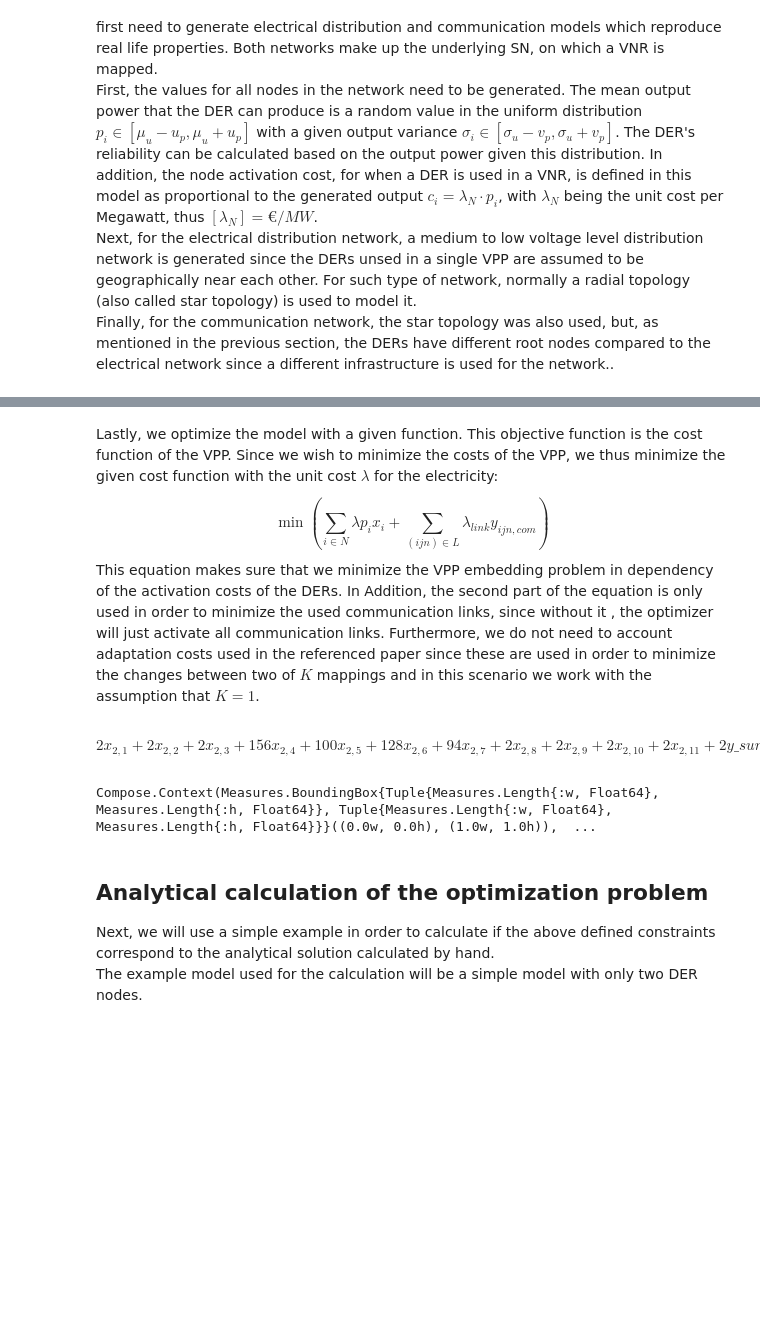
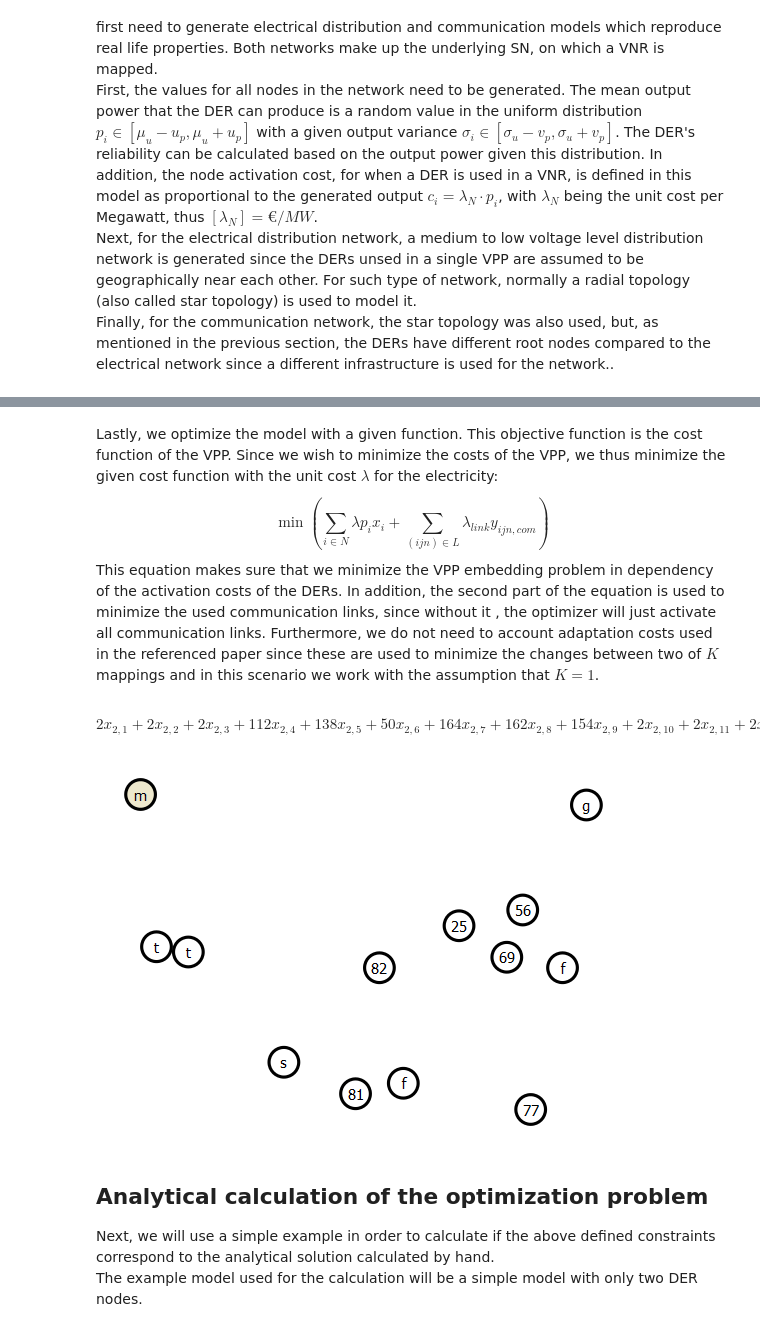
Before and after one commit to isabella-grieser/VNR-optimization-for-VPP, a Jupyter notebook: projectseminar.ipynb, the cells around one changed output, grey strips where cells are left out. Drawn from its saved outputs; the diff is of its cells as text; code cells hidden in the pictures; blank space fills up the shorter version.

```diff
--- a/projectseminar.ipynb
+++ b/projectseminar.ipynb
@@ -81,7 +82,7 @@ $$ y_{ijn}^{uv} = \begin{cases}
 \end{cases}$$
 Since we have two types of links, electrical and communication links, we thus need two types of variables, $y_{ijn,com}^{uv}$ and $y_{ijn,elec}^{uv}$.
 # %%
-model = direct_model(CPLEX.Optimizer())
+model = direct_model(Gurobi.Optimizer())
 m = backend(model)
 
 #the activation of the nodes, all defined as binary vectors
@@ -204,31 +221,25 @@ c13 : $ 0.025600000000000008 zeta_{1} + 0.03200000000000001 zeta_{2} + 0.0384000
 Lastly, we optimize the model with a given function. This objective function is the cost function of the VPP. Since we wish to minimize the costs of the VPP, we thus minimize the given cost function with the unit cost $\lambda$ for the electricity:
 $$ \min (\sum_{i \in N}\lambda p_ix_i + \sum_{(ijn) \in L}\lambda_{link}y_{ijn,com})$$
 This equation makes sure that we minimize the VPP embedding problem in dependency of the activation costs of the DERs.
-In Addition, the second part of the equation is only used in order to minimize the used communication links, since without it , the optimizer will just activate all communication links. Furthermore, we do not need to account adaptation costs used in the referenced paper since these are used in order to minimize the changes between two of $K$ mappings and in this scenario we work with the assumption that $K=1$.
+In addition, the second part of the equation is used to minimize the used communication links, since without it , the optimizer will just activate all communication links. Furthermore, we do not need to account adaptation costs used in the referenced paper since these are used to minimize the changes between two of $K$ mappings and in this scenario we work with the assumption that $K=1$.
 # %%
-#link summary constraint
-@variable(model, y_sum[1:length(network.com_edges)], binary = true)
-
-c = network.com_edges
-#these constraints summarize the link activations for easier calculation;
-#If a link was activated on any virtual link, then the link is activated on the vnr
-@constraint(model, c14[h = 1:length(network.com_edges)], y_sum[h] >= y[c[h].from.id, c[h].to.id])
-@constraint(model, c15[h = 1:length(network.com_edges)], y_sum[h] >= y[c[h].to.id, c[h].from.id])
 #power unit costs for the ders
 lambda = 2.0
+
 lambda_com_edge = 2.0
+
 #objective function -> we aim to minimize this function
 @objective(model, Min, sum(x[2, i]*network.nodes[i].power*lambda for i in 1:length(network.nodes))
-                       + sum(y_sum[i]*lambda_com_edge for i in 1:length(network.com_edges)))
+                       + sum(y[i]*lambda_com_edge for i in 1:length(network.com_edges)))
 # %% [output]
-$$ 2 x_{2,1} + 2 x_{2,2} + 2 x_{2,3} + 156 x_{2,4} + 100 x_{2,5} + 128 x_{2,6} + 94 x_{2,7} + 2 x_{2,8} + 2 x_{2,9} + 2 x_{2,10} + 2 x_{2,11} + 2 y\_sum_{1} + 2 y\_sum_{2} + 2 y\_sum_{3} + 2 y\_sum_{4} + 2 y\_sum_{5} + 2 y\_sum_{6} + 2 y\_sum_{7} $$
+$$ 2 x_{2,1} + 2 x_{2,2} + 2 x_{2,3} + 112 x_{2,4} + 138 x_{2,5} + 50 x_{2,6} + 164 x_{2,7} + 162 x_{2,8} + 154 x_{2,9} + 2 x_{2,10} + 2 x_{2,11} + 2 x_{2,12} + 2 x_{2,13} + 2 y_{1} + 2 y_{2} + 2 y_{3} + 2 y_{4} + 2 y_{5} + 2 y_{6} + 2 y_{7} + 2 y_{8} + 2 y_{9} $$
 # %%
 MOI.set(model, MOI.Silent(), true)
 optimize!(model)
 
-visualize_vnr(network, value.(x), value.(y_sum))
+visualize_vnr(network, value.(x), value.(y))
 # %% [output]
-Compose.Context(Measures.BoundingBox{Tuple{Measures.Length{:w, Float64}, Measures.Length{:h, Float64}}, Tuple{Measures.Length{:w, Float64}, Measures.Length{:h, Float64}}}((0.0w, 0.0h), (1.0w, 1.0h)),  ...
+[figure, added]
 # %%
 #this is for when the JuMP constraints are not working; saves the constraints in a file
 #CPXwriteprob( m.env, m.lp, "mymodel", "LP" );
```
Also changed, not shown: parts of 24 cells of this notebook, 54 other files.
